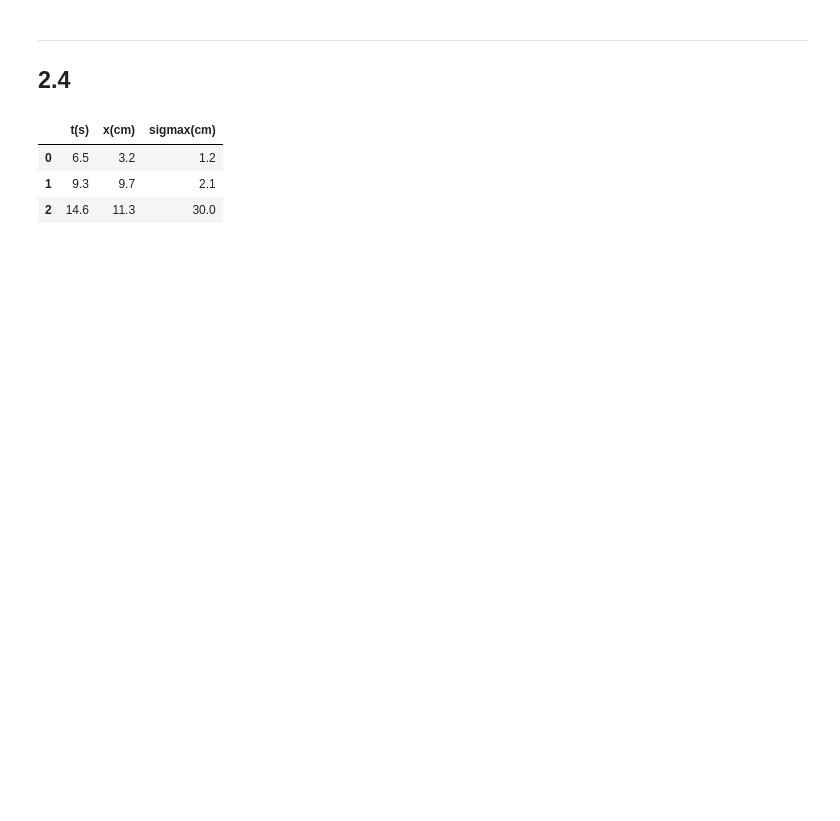
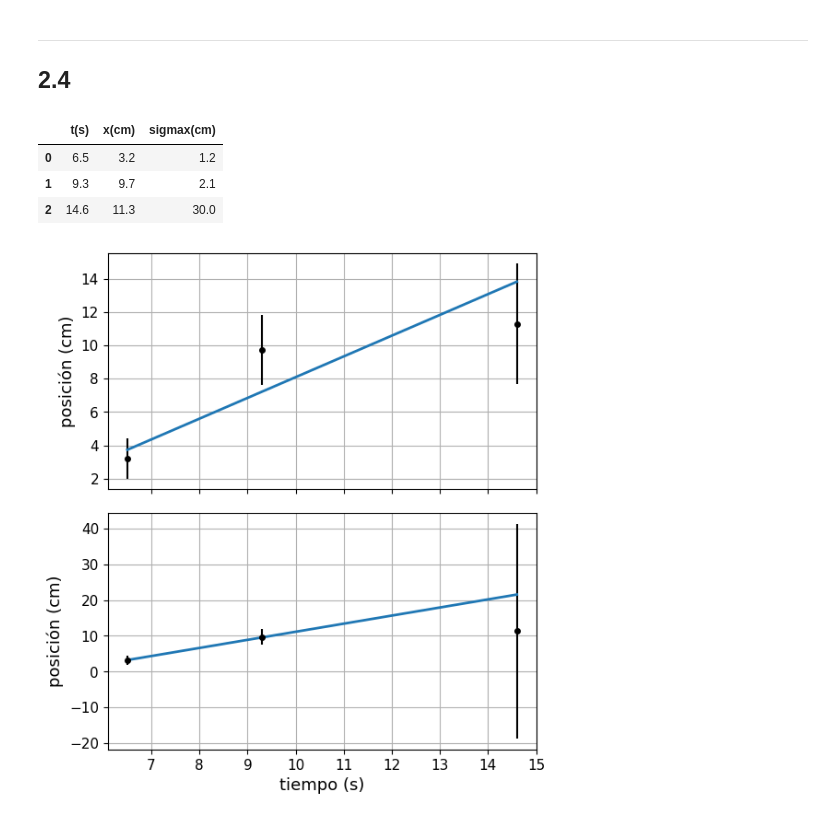
Before and after one commit to dangarciahe/ProblemasExperimental, a Jupyter notebook: Punto2.ipynb, the cells around one changed output. Saved outputs shown, nothing was run; the diff lists cells and outputs as text; code cells hidden in the pictures; blank space fills up the shorter version.

```diff
--- a/Punto2.ipynb
+++ b/Punto2.ipynb
@@ -124,3 +123,42 @@ datos
 | 0 | 6.5 | 3.2 | 1.2 |
 | 1 | 9.3 | 9.7 | 2.1 |
 | 2 | 14.6 | 11.3 | 30.0 |
+# %%
+popt_xi2, pcov_xi2 = curve_fit(func_linear, datos["t(s)"], datos["x(cm)"], sigma=datos["sigmax(cm)"])
+mxi2, bxi2 = popt_xi2
+
+y4data = reg_values(mxi2, bxi2, datos["t(s)"])
+
+
+fig = plt.figure(figsize=(6,7))
+gs = fig.add_gridspec(2, hspace=0.1) #Sin espacio entre las gráficas
+axis = gs.subplots(sharex=True, sharey=False)
+#fig.suptitle("uwu")
+
+for ii in range (len(axis)):
+    if ii == 0:
+        datos["sigmax(cm)"][2] = 3.6
+    if ii == 1:
+        datos["sigmax(cm)"][2] = 30
+    plot_points(ii, datos["t(s)"], datos["x(cm)"], datos["sigmax(cm)"])
+    axis[ii].tick_params(axis="both", labelsize=11)
+    axis[ii].set_ylabel("posición (cm)", size=13)
+    #axis[ii].legend()
+    #axis[ii].label_outer() #Quita los ticks de las gráficas no fronteras
+    #axis[ii].minorticks_on()
+    axis[ii].grid(which="both")
+    axis[ii].set_axisbelow(True)
+
+
+
+popt_xi2, pcov_xi2 = curve_fit(func_linear, datos["t(s)"], datos["x(cm)"], sigma=datos["sigmax(cm)"])
+mxi2, bxi2 = popt_xi2
+
+plot_line(axis[0], mxi1, bxi1)
+plot_line(axis[1], mxi2, bxi2)
+
+plt.xlabel("tiempo (s)", fontsize=13)
+plt.savefig("modified.pdf")
+plt.show()
+# %% [output]
+[figure, added]
```
Also changed, not shown: parts of 4 cells of this notebook, 5 other files.
